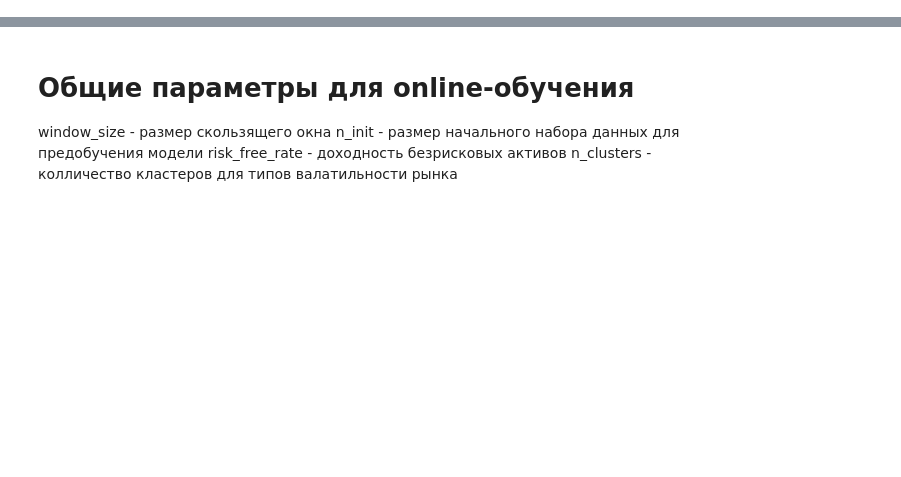
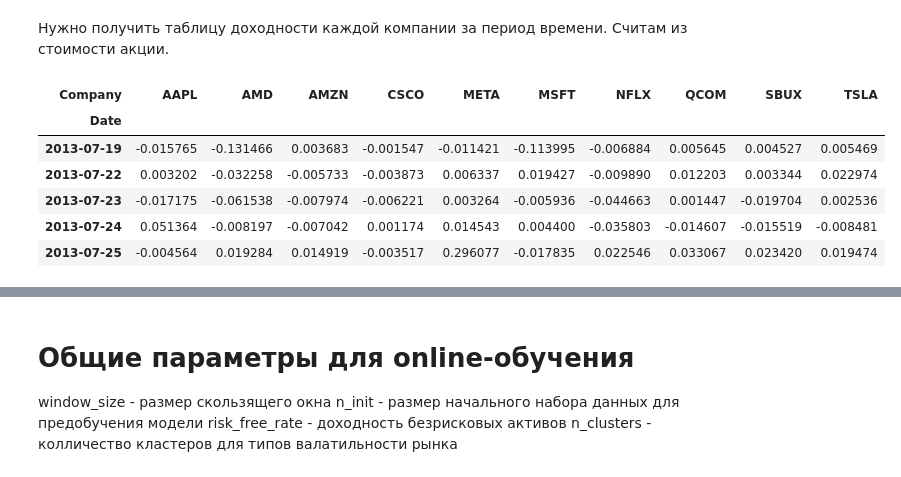
Before and after one commit to lekseyz/term_paper, a Jupyter notebook: work.ipynb, the cells around one changed output, grey strips where cells are left out. Cells and saved outputs as stored; diff of their text form; code cells hidden in the pictures; blank space fills up the shorter version.

```diff
--- a/work.ipynb
+++ b/work.ipynb
@@ -30,0 +12,28 @@ dates = pd.to_datetime(df['date']).values[:len(returns)]
+# %% [markdown]
+Нужно получить таблицу доходности каждой компании за период времени. Считам из стоимости акции.
+# %%
+df = pd.read_csv("data.csv")
+df.head()
+
+df['Date'] = pd.to_datetime(df['Date'], errors='coerce')
+df['Close'] = df['Close/Last'].str.replace('$', '', regex=False).astype(float)
+df = df.sort_values(['Company', 'Date'])
+df['Return'] = df.groupby('Company')['Close'].pct_change()
+df_returns = df[['Company', 'Date', 'Return']].dropna()
+
+df_pivot = df_returns.pivot(index='Date', columns='Company', values='Return')
+full_dates = pd.date_range(start=df_pivot.index.min(), end=df_pivot.index.max(), freq='B')
+df_full = df_pivot.reindex(full_dates)
+df_filled = df_full.interpolate(method='linear', limit_direction='both')
+df_filled.index.name = 'Date'
+
+df = df_filled
+df.head()
+# %% [output]
+| Company | AAPL | AMD | AMZN | CSCO | META | MSFT | NFLX | QCOM | SBUX | TSLA |
+| Date |  |  |  |  |  |  |  |  |  |  |
+| 2013-07-19 | -0.015765 | -0.131466 | 0.003683 | -0.001547 | -0.011421 | -0.113995 | -0.006884 | 0.005645 | 0.004527 | 0.005469 |
+| 2013-07-22 | 0.003202 | -0.032258 | -0.005733 | -0.003873 | 0.006337 | 0.019427 | -0.009890 | 0.012203 | 0.003344 | 0.022974 |
+| 2013-07-23 | -0.017175 | -0.061538 | -0.007974 | -0.006221 | 0.003264 | -0.005936 | -0.044663 | 0.001447 | -0.019704 | 0.002536 |
+| 2013-07-24 | 0.051364 | -0.008197 | -0.007042 | 0.001174 | 0.014543 | 0.004400 | -0.035803 | -0.014607 | -0.015519 | -0.008481 |
+| 2013-07-25 | -0.004564 | 0.019284 | 0.014919 | -0.003517 | 0.296077 | -0.017835 | 0.022546 | 0.033067 | 0.023420 | 0.019474 |
```
Also changed, not shown: parts of 40 cells of this notebook.
